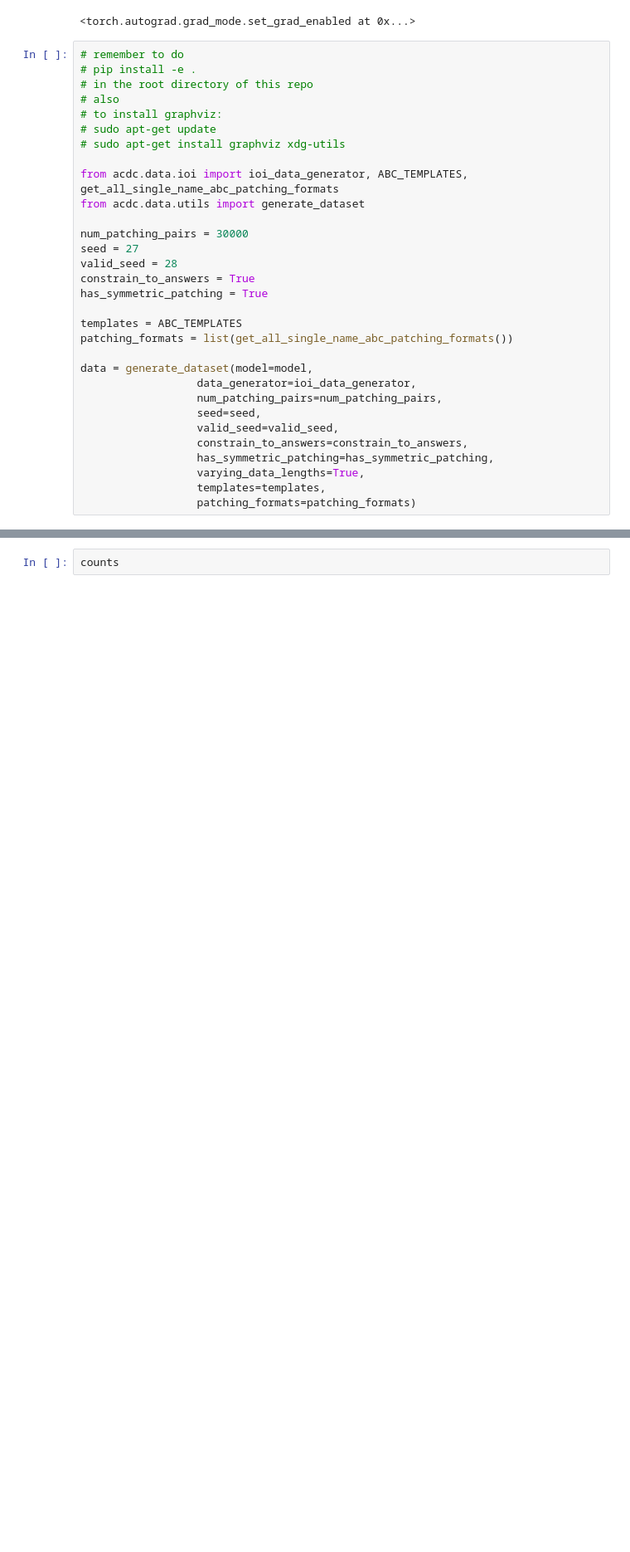
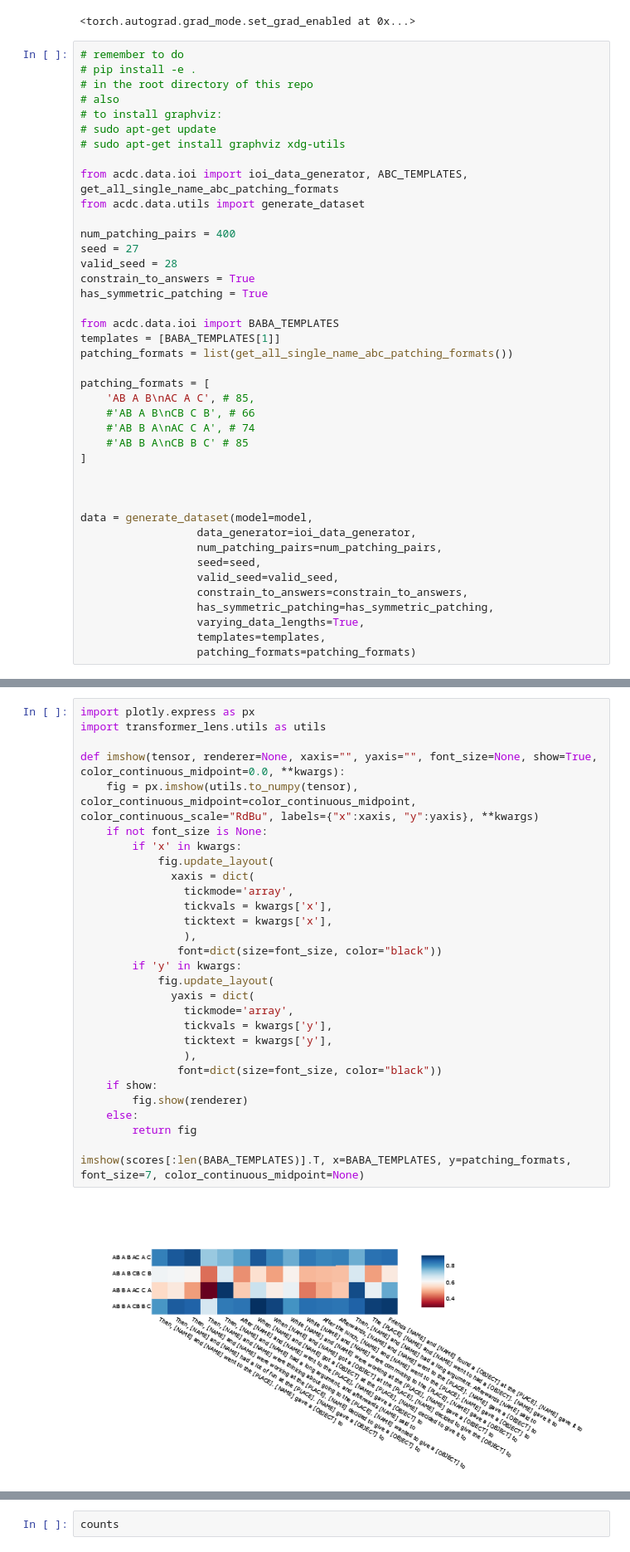
Before and after one commit to Phylliida/mamba_interp, a Jupyter notebook: IOI Patching.ipynb, the cells around one changed output, grey strips where cells are left out. Shown at 83% size. Drawn from its saved outputs; the diff is of its cells as text; blank space fills up the shorter version.

```diff
--- a/IOI Patching.ipynb
+++ b/IOI Patching.ipynb
@@ -27,14 +27,24 @@ Moving model to device:  cuda
 from acdc.data.ioi import ioi_data_generator, ABC_TEMPLATES, get_all_single_name_abc_patching_formats
 from acdc.data.utils import generate_dataset
 
-num_patching_pairs = 30000
+num_patching_pairs = 400
 seed = 27
 valid_seed = 28
 constrain_to_answers = True
 has_symmetric_patching = True
 
-templates = ABC_TEMPLATES
+from acdc.data.ioi import BABA_TEMPLATES
+templates = [BABA_TEMPLATES[1]]
 patching_formats = list(get_all_single_name_abc_patching_formats())
+
+patching_formats = [
+    'AB A B\nAC A C', # 85,
+    #'AB A B\nCB C B', # 66
+    #'AB B A\nAC C A', # 74
+    #'AB B A\nCB B C' # 85
+]
+
+
 
 data = generate_dataset(model=model,
                   data_generator=ioi_data_generator,
@@ -66,0 +143,31 @@ torch.Size([120000, 20])
+# %%
+import plotly.express as px
+import transformer_lens.utils as utils
+
+def imshow(tensor, renderer=None, xaxis="", yaxis="", font_size=None, show=True, color_continuous_midpoint=0.0, **kwargs):
+    fig = px.imshow(utils.to_numpy(tensor), color_continuous_midpoint=color_continuous_midpoint, color_continuous_scale="RdBu", labels={"x":xaxis, "y":yaxis}, **kwargs)
+    if not font_size is None:
+        if 'x' in kwargs:
+            fig.update_layout(
+              xaxis = dict(
+                tickmode='array',
+                tickvals = kwargs['x'],
+                ticktext = kwargs['x'],
+                ),
+               font=dict(size=font_size, color="black"))
+        if 'y' in kwargs:
+            fig.update_layout(
+              yaxis = dict(
+                tickmode='array',
+                tickvals = kwargs['y'],
+                ticktext = kwargs['y'],
+                ),
+               font=dict(size=font_size, color="black"))
+    if show:
+        fig.show(renderer)
+    else:
+        return fig
+
+imshow(scores[:len(BABA_TEMPLATES)].T, x=BABA_TEMPLATES, y=patching_formats, font_size=7, color_continuous_midpoint=None)
+# %% [output]
+[figure, added]
```
Also changed, not shown: parts of 4 cells of this notebook.
